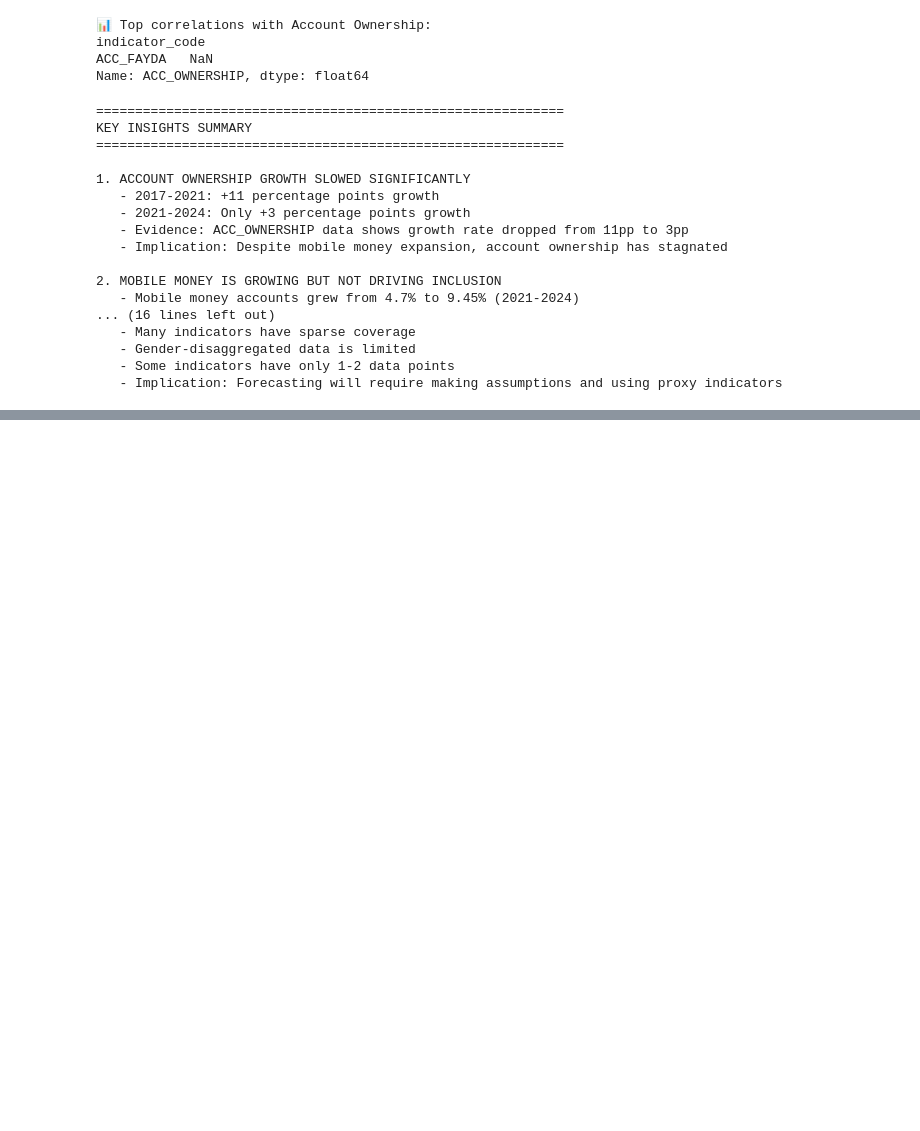
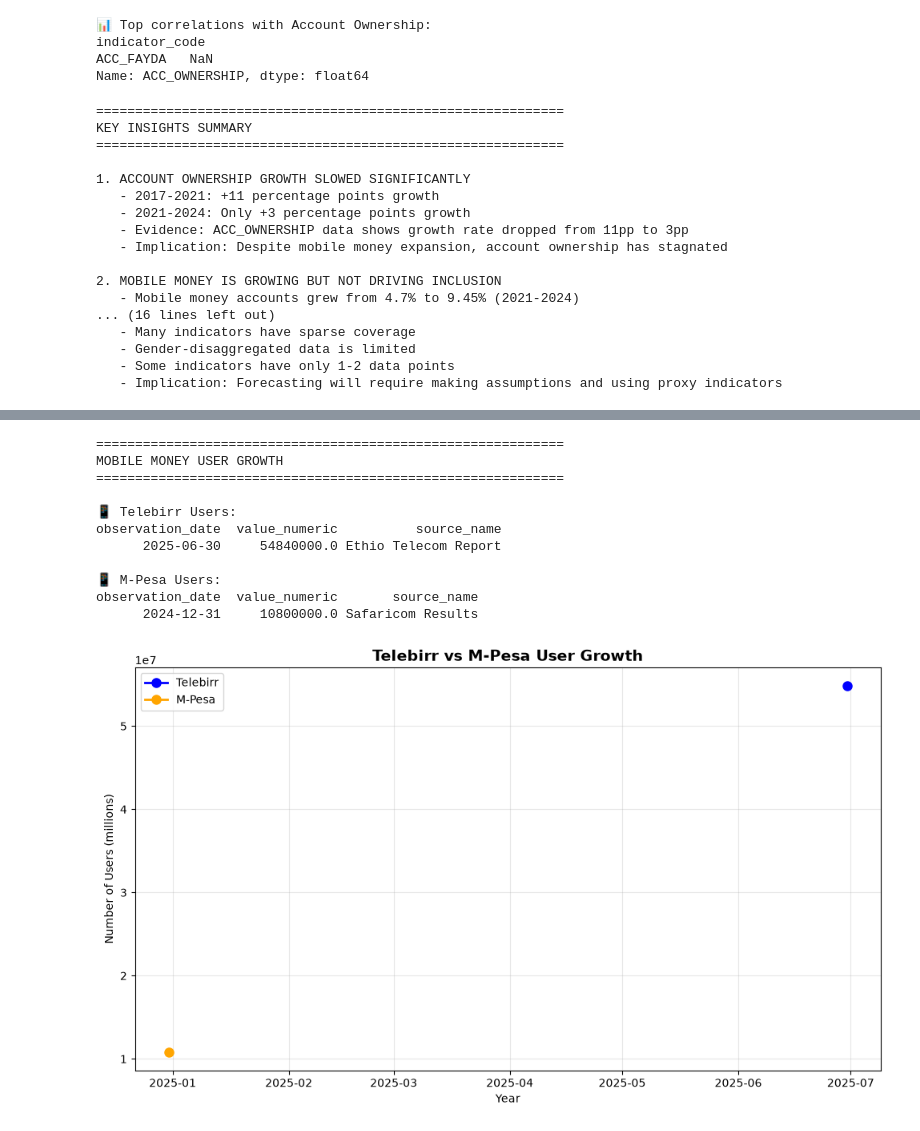
Before and after one commit to lidu16/ethiopia-fi-forecast, a Jupyter notebook: notebooks/02_Exploratory_Data_Analysis.ipynb, the cells around one changed output, grey strips where cells are left out. Cells and saved outputs as stored; diff of their text form; code cells hidden in the pictures; blank space fills up the shorter version.

```diff
--- a/notebooks/02_Exploratory_Data_Analysis.ipynb
+++ b/notebooks/02_Exploratory_Data_Analysis.ipynb
@@ -688,0 +759,70 @@ KEY INSIGHTS SUMMARY
+# %%
+# ============================================================================
+# 8. TELEBIRR AND M-PESA USER GROWTH
+# ============================================================================
+telebirr_data = observations[observations['indicator_code'] == 'USG_TELEBIRR_USERS'].copy()
+mpesa_data = observations[observations['indicator_code'] == 'USG_MPESA_USERS'].copy()
+
+if len(telebirr_data) > 0 or len(mpesa_data) > 0:
+    print("="*60)
+    print("MOBILE MONEY USER GROWTH")
+    print("="*60)
+
+    # Sort by date
+    if len(telebirr_data) > 0:
+        telebirr_data = telebirr_data.sort_values('observation_date')
+        print("\n📱 Telebirr Users:")
+        print(telebirr_data[['observation_date', 'value_numeric', 'source_name']].to_string(index=False))
+
+    if len(mpesa_data) > 0:
+        mpesa_data = mpesa_data.sort_values('observation_date')
+        print("\n📱 M-Pesa Users:")
+        print(mpesa_data[['observation_date', 'value_numeric', 'source_name']].to_string(index=False))
+
+    # Plot both on same chart (if both exist)
+    if len(telebirr_data) > 0 and len(mpesa_data) > 0:
+        plt.figure(figsize=(10, 6))
+        plt.plot(telebirr_data['observation_date'], telebirr_data['value_numeric'], 'o-', linewidth=2, markersize=8, color='blue', label='Telebirr')
+        plt.plot(mpesa_data['observation_date'], mpesa_data['value_numeric'], 'o-', linewidth=2, markersize=8, color='orange', label='M-Pesa')
+        plt.xlabel('Year')
+        plt.ylabel('Number of Users (millions)')
+        plt.title('Telebirr vs M-Pesa User Growth', fontsize=14, fontweight='bold')
+        plt.legend()
+        plt.grid(True, alpha=0.3)
+        plt.tight_layout()
+        plt.show()
+    elif len(telebirr_data) > 0:
+        # Only Telebirr
+        plt.figure(figsize=(10, 6))
+        plt.plot(telebirr_data['observation_date'], telebirr_data['value_numeric'], 'o-', linewidth=2, markersize=8, color='blue')
+        plt.xlabel('Year')
+        plt.ylabel('Telebirr Users (millions)')
+        plt.title('Telebirr User Growth', fontsize=14, fontweight='bold')
+        plt.grid(True, alpha=0.3)
+        plt.tight_layout()
+        plt.show()
+    elif len(mpesa_data) > 0:
+        # Only M-Pesa
+        plt.figure(figsize=(10, 6))
+        plt.plot(mpesa_data['observation_date'], mpesa_data['value_numeric'], 'o-', linewidth=2, markersize=8, color='orange')
+        plt.xlabel('Year')
+        plt.ylabel('M-Pesa Users (millions)')
+        plt.title('M-Pesa User Growth', fontsize=14, fontweight='bold')
+        plt.grid(True, alpha=0.3)
+        plt.tight_layout()
+        plt.show()
+else:
+    print("No Telebirr or M-Pesa user data found.")
+# %% [output]
+============================================================
+MOBILE MONEY USER GROWTH
+============================================================
+
+📱 Telebirr Users:
+observation_date  value_numeric          source_name
+      2025-06-30     54840000.0 Ethio Telecom Report
+
+📱 M-Pesa Users:
+observation_date  value_numeric       source_name
+      2024-12-31     10800000.0 Safaricom Results
+[figure, added]
```
Also changed, not shown: parts of 9 cells of this notebook, 7 other files.
